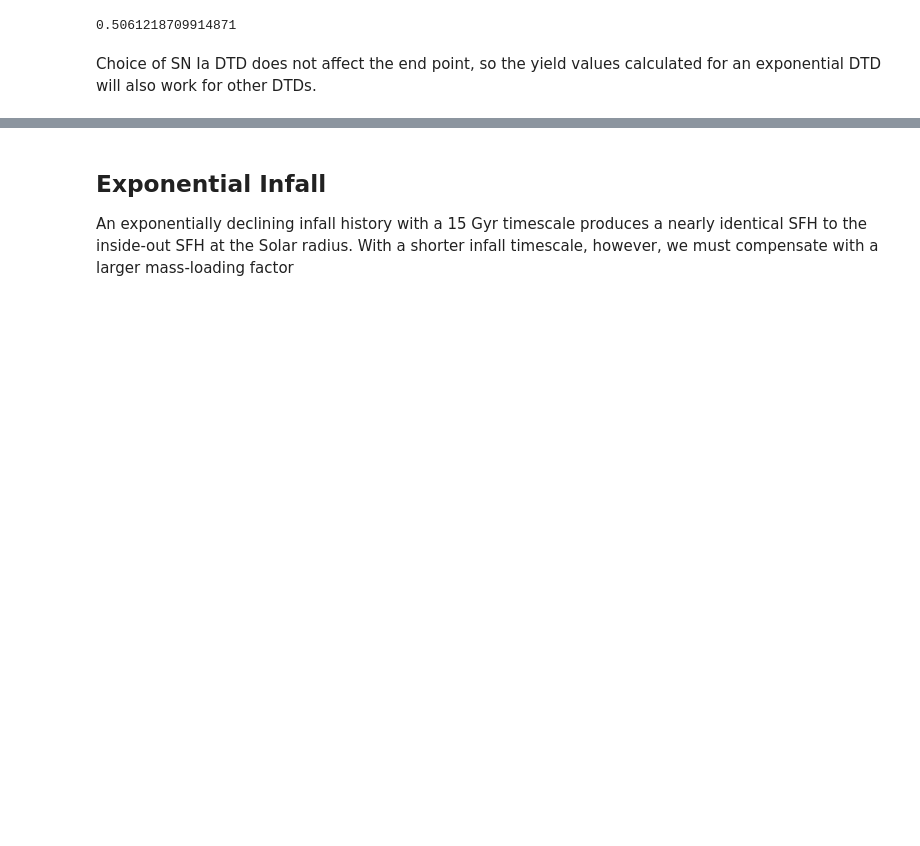
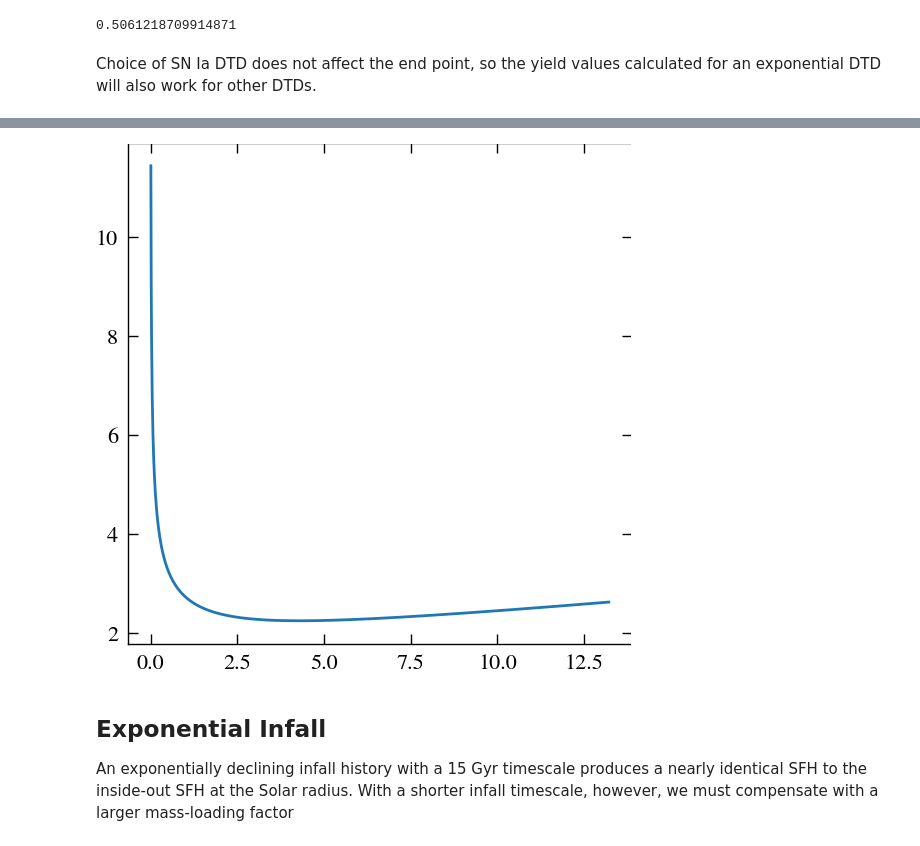
Before and after one commit to lodubay/twoinfall, a Jupyter notebook: src/scripts/onezone_W23_yields.ipynb, the cells around one changed output, grey strips where cells are left out. Drawn from its saved outputs; the diff is of its cells as text; code cells hidden in the pictures; blank space fills up the shorter version.

```diff
--- a/src/scripts/onezone_W23_yields.ipynb
+++ b/src/scripts/onezone_W23_yields.ipynb
@@ -90,3 +128,9 @@ plt.show()
+# %%
+hist = vice.history(str(output_dir / 'sfe_Schmidt'))
+plt.plot(hist['time'][1:], [1e-9 * hist['mgas'][i] / hist['sfr'][i] for i in range(1, len(hist['time']))])
+plt.show()
+# %% [output]
+[figure, added]
 # %% [markdown]
 ## Exponential Infall
 
```
Also changed, not shown: parts of 7 cells of this notebook, 1 other file.
